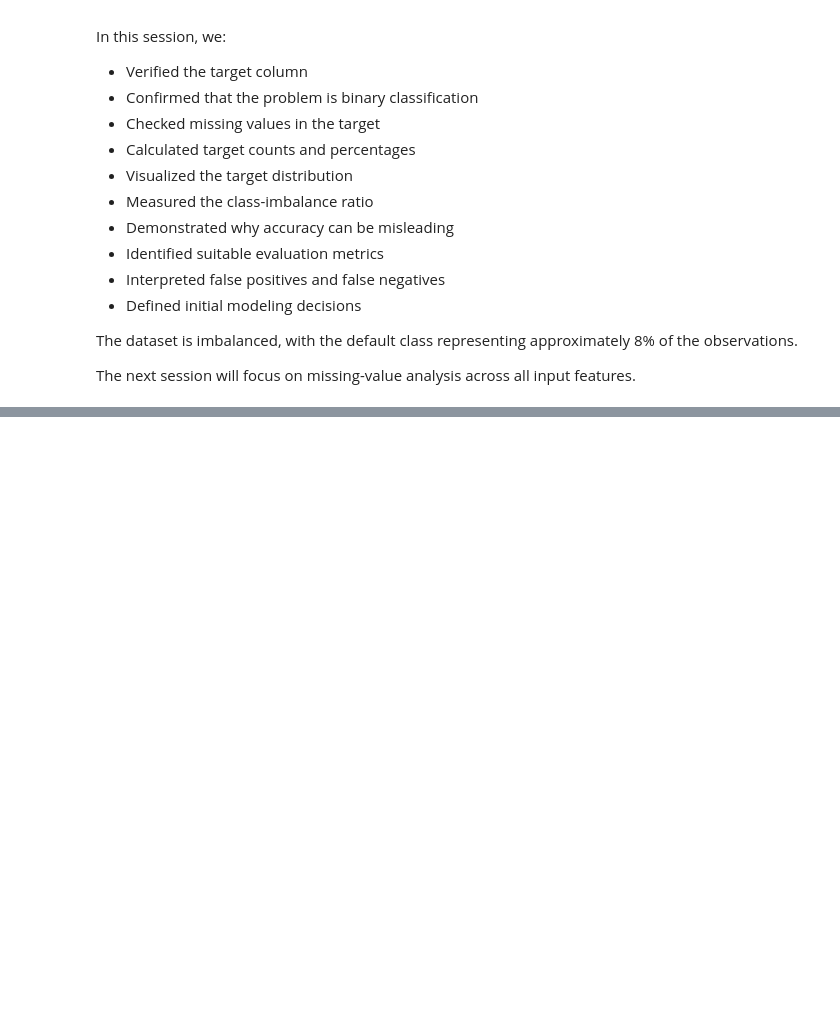
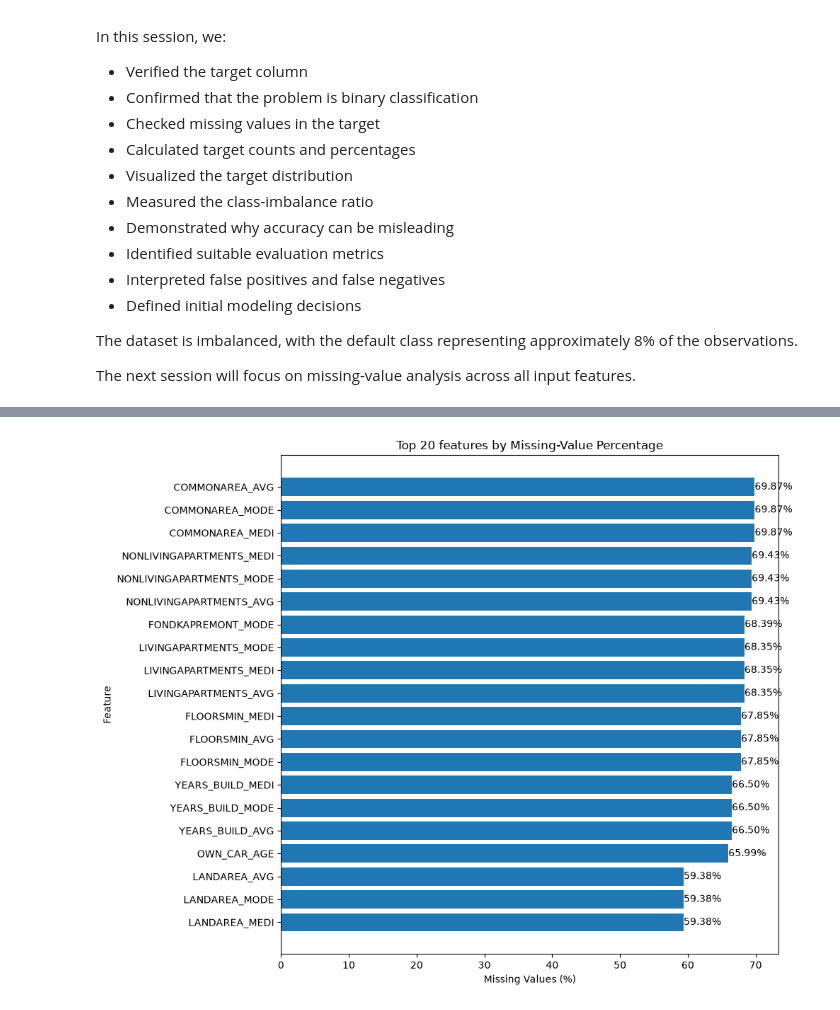
Before and after one commit to Abhilash0079/MachineLearningProjects, a Jupyter notebook: Loan_Default_Risk_Prediction/notebooks/01_EDA.ipynb, the cells around one changed output, grey strips where cells are left out. Cells and saved outputs as stored; diff of their text form; code cells hidden in the pictures; blank space fills up the shorter version.

Commit message:
Step4.3: EDA:Session 3: Missing Value Analysis completed.

```diff
--- a/Loan_Default_Risk_Prediction/notebooks/01_EDA.ipynb
+++ b/Loan_Default_Risk_Prediction/notebooks/01_EDA.ipynb
@@ -610,0 +700,14 @@ The next session will focus on missing-value analysis across all input features.
+# %%
+missing_summary = pd.DataFrame(
+    {
+        'Column': df.columns,
+        'Missing_Count': df.isnull().sum().values,
+        'Missing_Percentage' : (df.isnull().mean().values *100),
+        'Data_Type': df.dtypes.astype(str).values
+    }
+)
+missing_summary = missing_summary[missing_summary["Missing_Count"]>0].sort_values(by="Missing_Percentage", ascending=False).reset_index(drop=True)
+
+missing_summary['Missing_Percentage'] = missing_summary['Missing_Percentage'].round(2)
+
+missing_summary.head(20)
@@ -610,0 +778,22 @@ The next session will focus on missing-value analysis across all input features.
+# %%
+top_missing_for_plot = missing_summary.head(20).sort_values(by="Missing_Percentage", ascending=True)
+
+fig,ax = plt.subplots(figsize=(10,8))
+bars = ax.barh(top_missing_for_plot['Column'],
+               top_missing_for_plot['Missing_Percentage'])
+ax.set_title("Top 20 features by Missing-Value Percentage")
+ax.set_xlabel("Missing Values (%)")
+ax.set_ylabel("Feature")
+
+for bar, percentage in zip(bars, top_missing_for_plot['Missing_Percentage']):
+    ax.text(
+        bar.get_width(),
+        bar.get_y() + bar.get_height()/2,
+        f"{percentage:.2f}%",
+        va="center"
+    )
+
+plt.tight_layout()
+plt.show()
+# %% [output]
+[figure, added]
```
Also changed, not shown: parts of 44 cells of this notebook.
